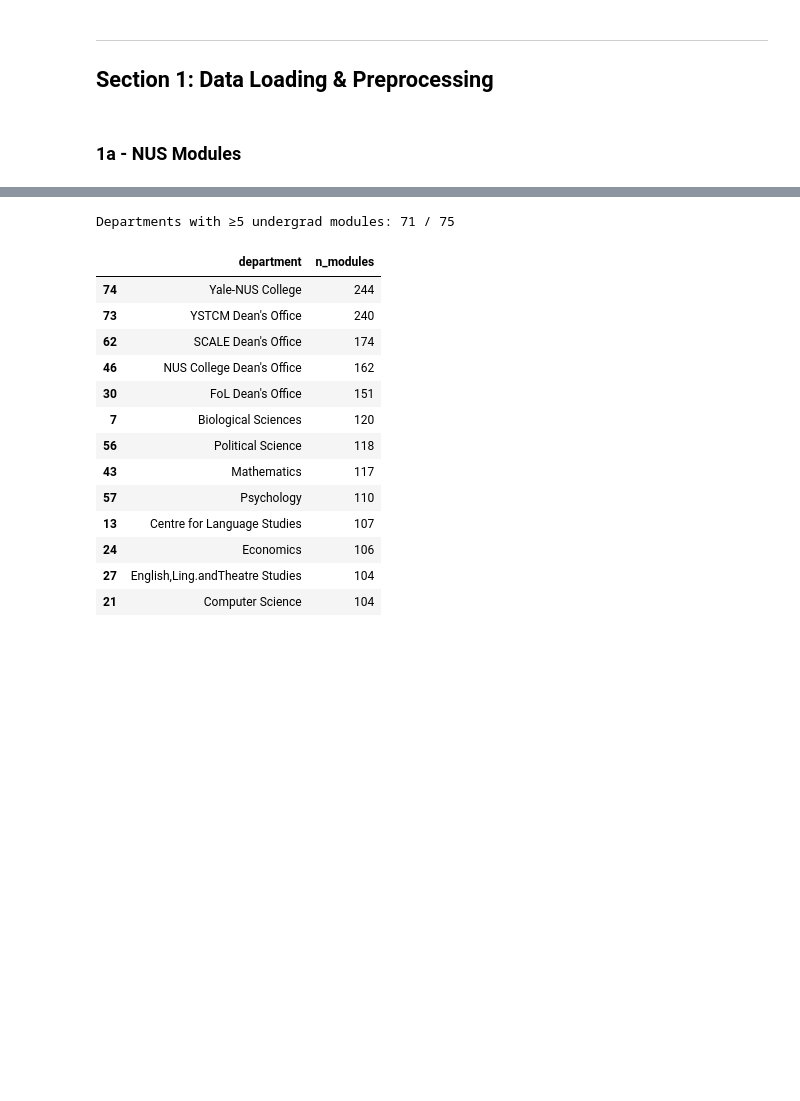
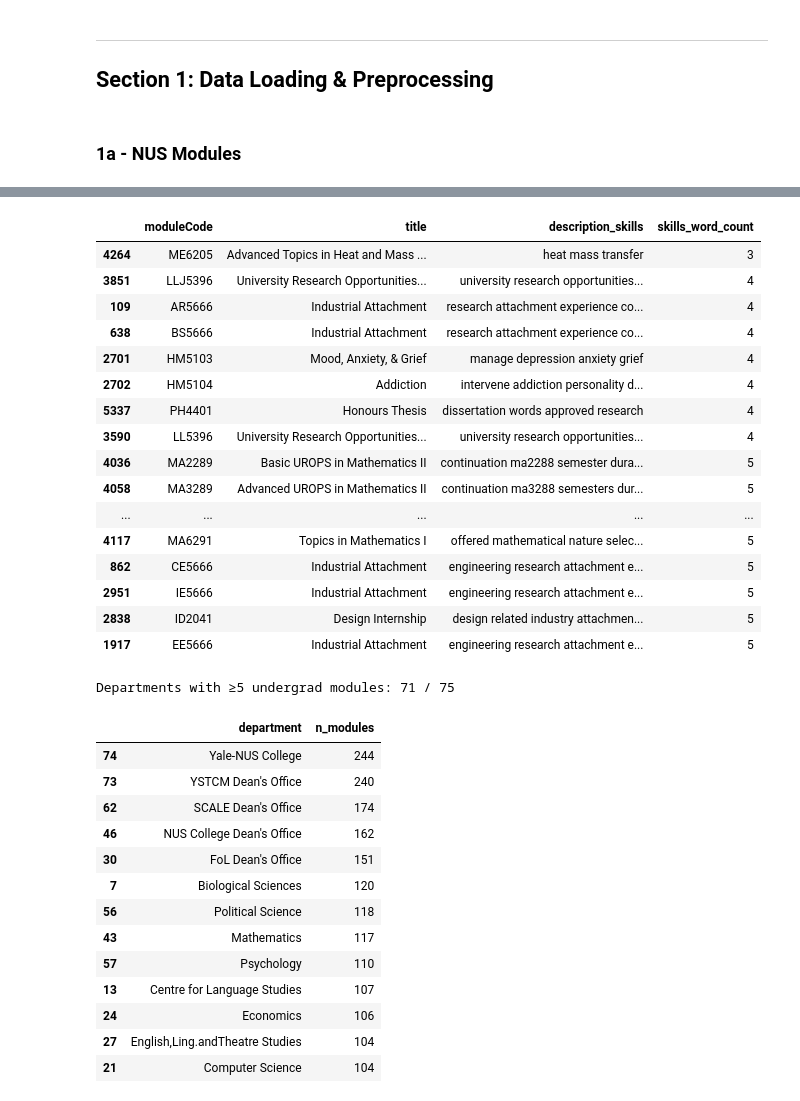
Before and after one commit to marcussyeo/DSA4264-Text-Group-3, a Jupyter notebook: notebooks/nus.ipynb, the cells around one changed output, grey strips where cells are left out. Saved outputs shown, nothing was run; the diff lists cells and outputs as text; code cells hidden in the pictures; blank space fills up the shorter version.

Commit message:
added stopwords

```diff
--- a/notebooks/nus.ipynb
+++ b/notebooks/nus.ipynb
@@ -118,0 +180,26 @@ Departments: 86
+# %%
+def clean_for_skills(text):
+    if not isinstance(text, str) or not text.strip():
+        return ''
+
+    # remove phrases
+    text = remove_phrases(text)
+
+    # keep only letters/numbers/spaces
+    text = re.sub(r'[^a-z0-9\s]', ' ', text)
+
+    # normalize spaces
+    text = re.sub(r'\s+', ' ', text).strip()
+
+    # remove stopwords
+    tokens = [
+        word for word in text.split()
+        if word not in custom_stopwords
+        and len(word) > 2
+        and not word.isdigit()
+    ]
+
+    return ' '.join(tokens)
+
+modules_clean['description_skills'] = modules_clean['description_clean'].apply(clean_for_skills)
+modules_clean[['moduleCode', 'title', 'description_clean', 'description_skills']].head(10)
@@ -118,0 +218,24 @@ Departments: 86
+# %%
+modules_clean['skills_word_count'] = modules_clean['description_skills'].str.split().str.len()
+
+modules_clean[['moduleCode', 'title', 'description_skills', 'skills_word_count']] \
+    .sort_values('skills_word_count') \
+    .head(20)
+# %% [output]
+|  | moduleCode | title | description_skills | skills_word_count |
+| 4264 | ME6205 | Advanced Topics in Heat and Mass ... | heat mass transfer | 3 |
+| 3851 | LLJ5396 | University Research Opportunities... | university research opportunities... | 4 |
+| 109 | AR5666 | Industrial Attachment | research attachment experience co... | 4 |
+| 638 | BS5666 | Industrial Attachment | research attachment experience co... | 4 |
+| 2701 | HM5103 | Mood, Anxiety, & Grief | manage depression anxiety grief | 4 |
+| 2702 | HM5104 | Addiction | intervene addiction personality d... | 4 |
+| 5337 | PH4401 | Honours Thesis | dissertation words approved research | 4 |
+| 3590 | LL5396 | University Research Opportunities... | university research opportunities... | 4 |
+| 4036 | MA2289 | Basic UROPS in Mathematics II | continuation ma2288 semester dura... | 5 |
+| 4058 | MA3289 | Advanced UROPS in Mathematics II | continuation ma3288 semesters dur... | 5 |
+| ... | ... | ... | ... | ... |
+| 4117 | MA6291 | Topics in Mathematics I | offered mathematical nature selec... | 5 |
+| 862 | CE5666 | Industrial Attachment | engineering research attachment e... | 5 |
+| 2951 | IE5666 | Industrial Attachment | engineering research attachment e... | 5 |
+| 2838 | ID2041 | Design Internship | design related industry attachmen... | 5 |
+| 1917 | EE5666 | Industrial Attachment | engineering research attachment e... | 5 |
```
Also changed, not shown: parts of 4 cells of this notebook, 1 other file.
